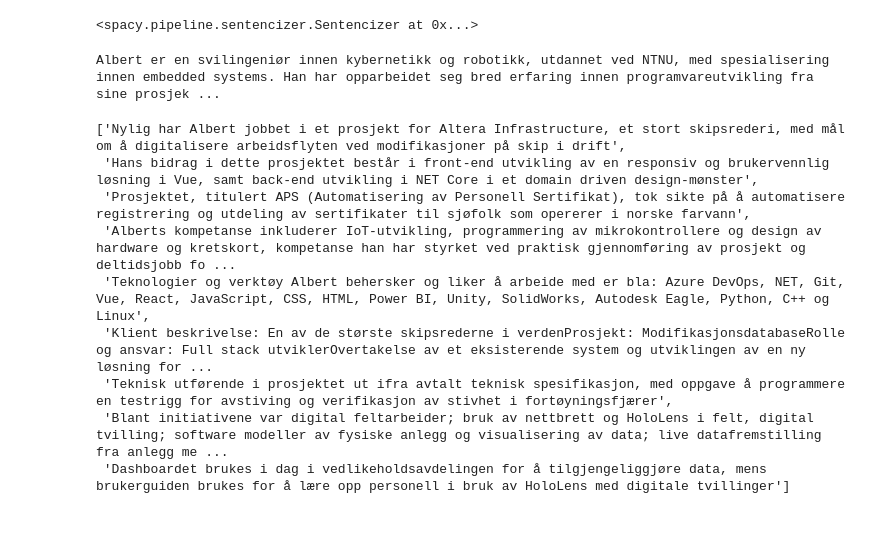
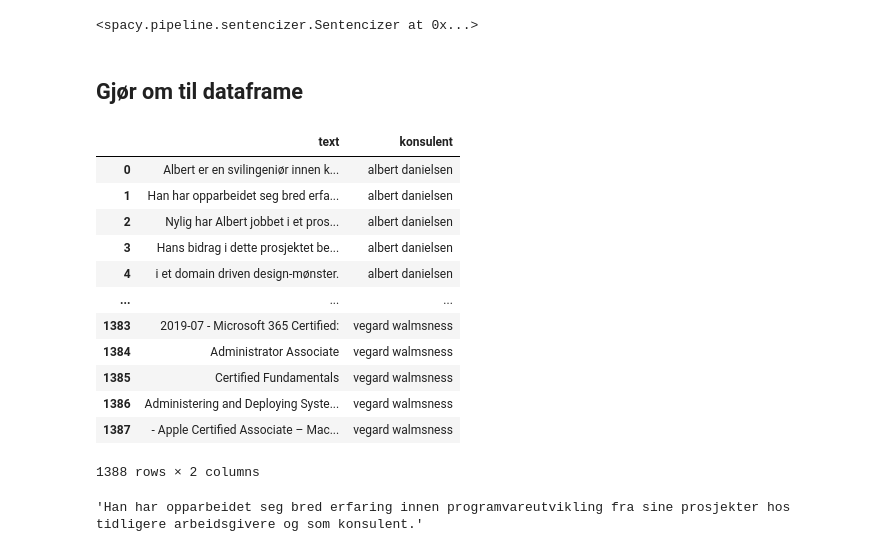
Before and after one commit to tollefj/norwegian-nlp-intro, a Jupyter notebook: parse CVs.ipynb, the cells around one changed output. Saved outputs shown, nothing was run; the diff lists cells and outputs as text; code cells hidden in the pictures; blank space fills up the shorter version.

```diff
--- a/parse CVs.ipynb
+++ b/parse CVs.ipynb
@@ -26,7 +46,7 @@ example
 # %%
 # prepare spacy nlp object
 spacy_model = 'nb_core_news_lg'
-nlp = spacy.load(spacy_model, disable = ['parser', 'tagger', 'ner'])
+nlp = spacy.load(spacy_model)
 nlp.add_pipe('sentencizer')
 # %% [output]
 <spacy.pipeline.sentencizer.Sentencizer at 0x...>
@@ -34,40 +82,41 @@ nlp.add_pipe('sentencizer')
 data = None
 with open(example, 'r', encoding='utf-8') as f:
     data = f.readlines()
-# %%
-def get_tokens(text):
-    skip_pattern = '\r\n \n\n \n\n\n!"-#$%&()--.*+,-./:;<=>?@[\\]^_`{|}~\t\n\r '
-    return [token for token in text if token not in skip_pattern]
-
-def clean_sent(sent):
-    illegal = ['\n', '\t', '.', ':']
-    def valid(tok):
-        return tok not in illegal
-
-    return ' '.join([tok for tok in sent.split(' ') if valid(tok)])
-
-
-# combine all data, use the spacy sentencizer
-def get_sentences(data):
-    sentences = [clean_sent(sent).strip() for sent in data]
-    return '. '.join(sentences).strip()
-# %%
-text = get_sentences(data)
-print(text)
-# %% [output]
-Albert er en svilingeniør innen kybernetikk og robotikk, utdannet ved NTNU, med spesialisering innen embedded systems. Han har opparbeidet seg bred erfaring innen programvareutvikling fra sine prosjek ...
 # %%
-spacy_doc = nlp(text)
-MIN_LEN = 25
-sentences = [s.text.replace('.','').strip() for s in spacy_doc.sents if len(s) > MIN_LEN]
-sentences
+sents = get_sentences(data)
-# %% [output]
-['Nylig har Albert jobbet i et prosjekt for Altera Infrastructure, et stort skipsrederi, med mål om å digitalisere arbeidsflyten ved modifikasjoner på skip i drift',
- 'Hans bidrag i dette prosjektet består i front-end utvikling av en responsiv og brukervennlig løsning i Vue, samt back-end utvikling i NET Core i et domain driven design-mønster',
- 'Prosjektet, titulert APS (Automatisering av Personell Sertifikat), tok sikte på å automatisere registrering og utdeling av sertifikater til sjøfolk som opererer i norske farvann',
- 'Alberts kompetanse inkluderer IoT-utvikling, programmering av mikrokontrollere og design av hardware og kretskort, kompetanse han har styrket ved praktisk gjennomføring av prosjekt og deltidsjobb fo ...
- 'Teknologier og verktøy Albert behersker og liker å arbeide med er bla: Azure DevOps, NET, Git, Vue, React, JavaScript, CSS, HTML, Power BI, Unity, SolidWorks, Autodesk Eagle, Python, C++ og Linux',
- 'Klient beskrivelse: En av de største skipsrederne i verdenProsjekt: ModifikasjonsdatabaseRolle og ansvar: Full stack utviklerOvertakelse av et eksisterende system og utviklingen av en ny løsning for ...
- 'Teknisk utførende i prosjektet ut ifra avtalt teknisk spesifikasjon, med oppgave å programmere en testrigg for avstiving og verifikasjon av stivhet i fortøyningsfjærer',
- 'Blant initiativene var digital feltarbeider; bruk av nettbrett og HoloLens i felt, digital tvilling; software modeller av fysiske anlegg og visualisering av data; live datafremstilling fra anlegg me ...
- 'Dashboardet brukes i dag i vedlikeholdsavdelingen for å tilgjengeliggjøre data, mens brukerguiden brukes for å lære opp personell i bruk av HoloLens med digitale tvillinger']
+# %%
+all_texts = []
+all_labels = []
+
+for cv_name in cvs:
+    with open(get_cv(cv_name), 'r', encoding='utf-8') as f:
+        data = f.readlines()
+        sents = get_sentences(data)
+        all_texts.extend(sents)
+        labels = len(sents) * [cv_name.replace('.txt', '')]
+        all_labels.extend(labels)
+# %% [markdown]
+## Gjør om til dataframe
+# %%
+columns = ['text', 'konsulent']
+df = pd.DataFrame(list(zip(all_texts, all_labels)), columns=columns)
+df
+# %% [output]
+|  | text | konsulent |
+| 0 | Albert er en svilingeniør innen k... | albert danielsen |
+| 1 | Han har opparbeidet seg bred erfa... | albert danielsen |
+| 2 | Nylig har Albert jobbet i et pros... | albert danielsen |
+| 3 | Hans bidrag i dette prosjektet be... | albert danielsen |
+| 4 | i et domain driven design-mønster. | albert danielsen |
+| ... | ... | ... |
+| 1383 | 2019-07 - Microsoft 365 Certified: | vegard walmsness |
+| 1384 | Administrator Associate | vegard walmsness |
+| 1385 | Certified Fundamentals | vegard walmsness |
+| 1386 | Administering and Deploying Syste... | vegard walmsness |
+| 1387 | - Apple Certified Associate – Mac... | vegard walmsness |
+1388 rows × 2 columns
+# %%
+sample = df.text[1]
+sample
+# %% [output]
+'Han har opparbeidet seg bred erfaring innen programvareutvikling fra sine prosjekter hos tidligere arbeidsgivere og som konsulent.'
```
Also changed, not shown: parts of 25 cells of this notebook, 2 other files.
